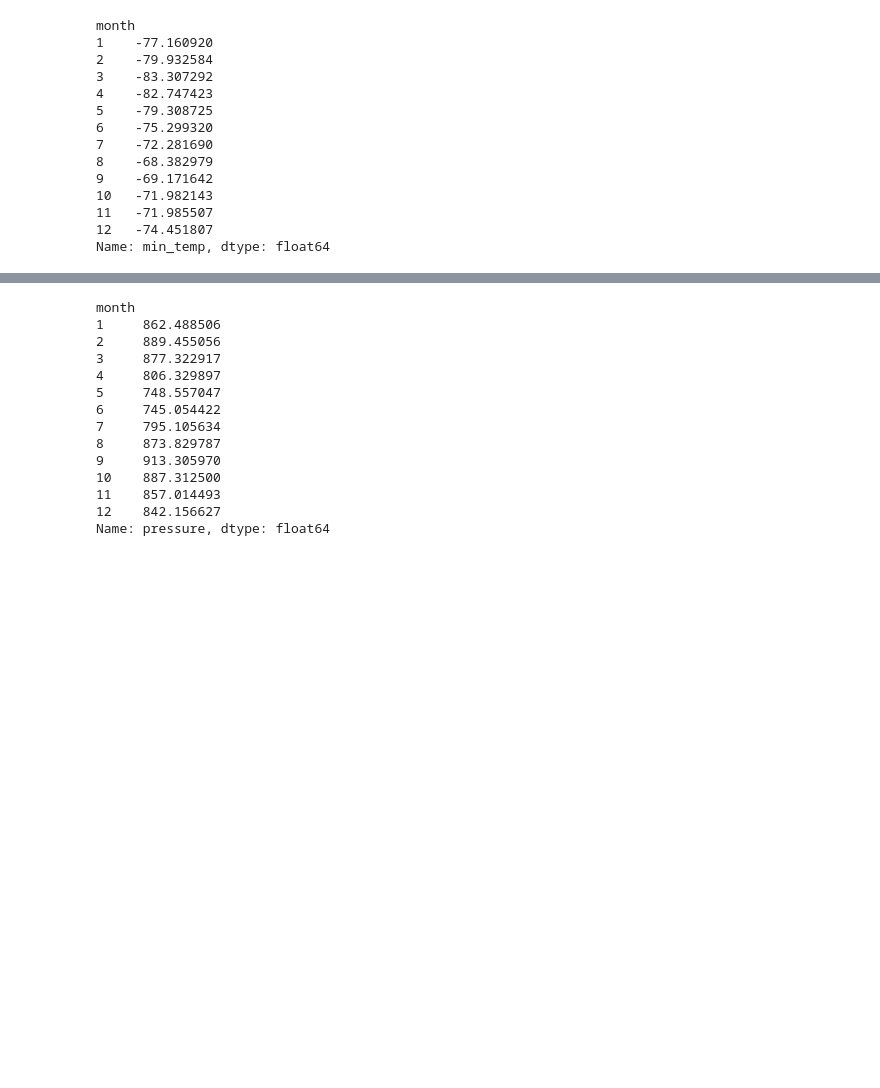
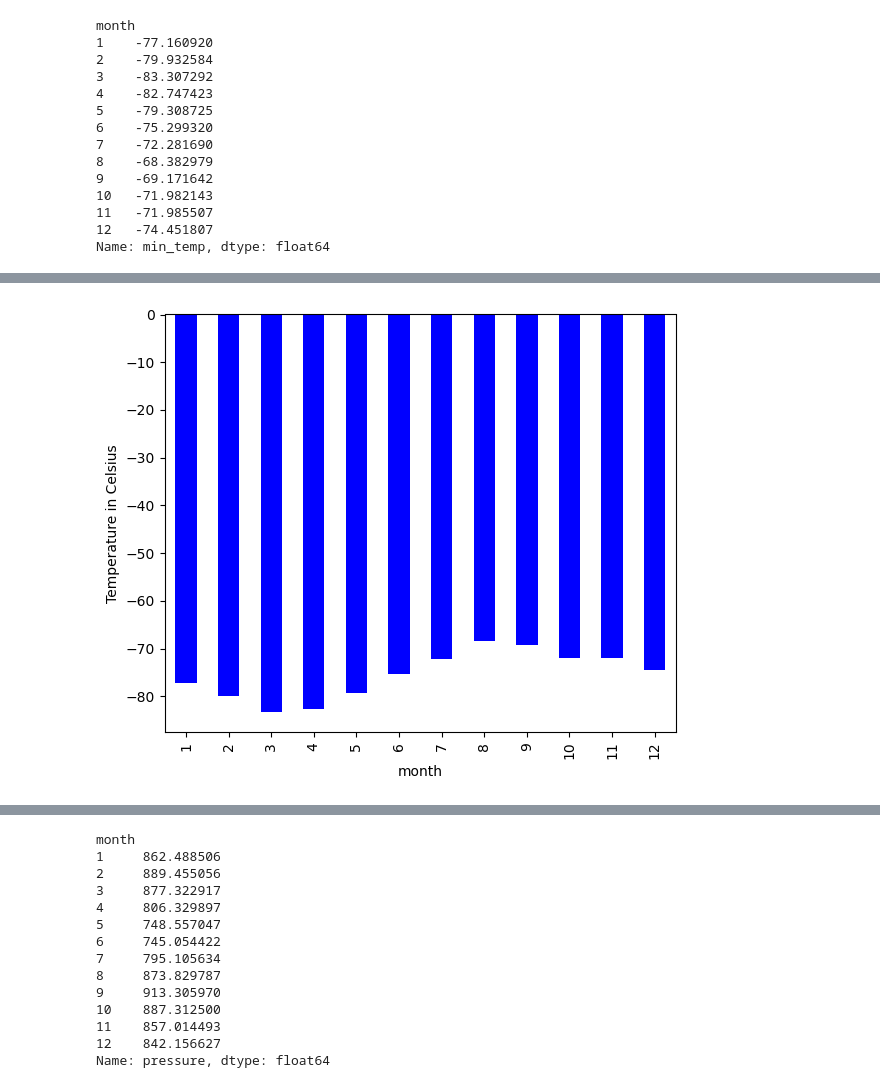
Before and after one commit to judelou/Data-Collection, a Jupyter notebook: part_2_mars_weather.ipynb, the cells around one changed output, grey strips where cells are left out. Saved outputs shown, nothing was run; the diff lists cells and outputs as text; code cells hidden in the pictures; blank space fills up the shorter version.

```diff
--- a/part_2_mars_weather.ipynb
+++ b/part_2_mars_weather.ipynb
@@ -187,6 +192,8 @@ Name: month, dtype: int64
 1867
 # %%
 # 3. What is the average low temperature by month?
+ave_low_temp=mars_df.groupby("month")["min_temp"].mean()
+ave_low_temp
 # %% [output]
 month
 1    -77.160920
@@ -209,2 +212,13 @@ Name: min_temp, dtype: float64
+# %%
+# Plot the average temperature by month
+ave_low_temp.plot(kind="bar",
+                     facecolor="blue",
+                     figsize=(6,5),
+                     xlabel="month",
+                     ylabel="Temperature in Celsius")
+plt.tight_layout()
+plt.show()
+# %% [output]
+[figure, added]
 # %%
 # Identify the coldest and hottest months in Curiosity's location
```
Also changed, not shown: parts of 14 cells of this notebook, 1 other file.
